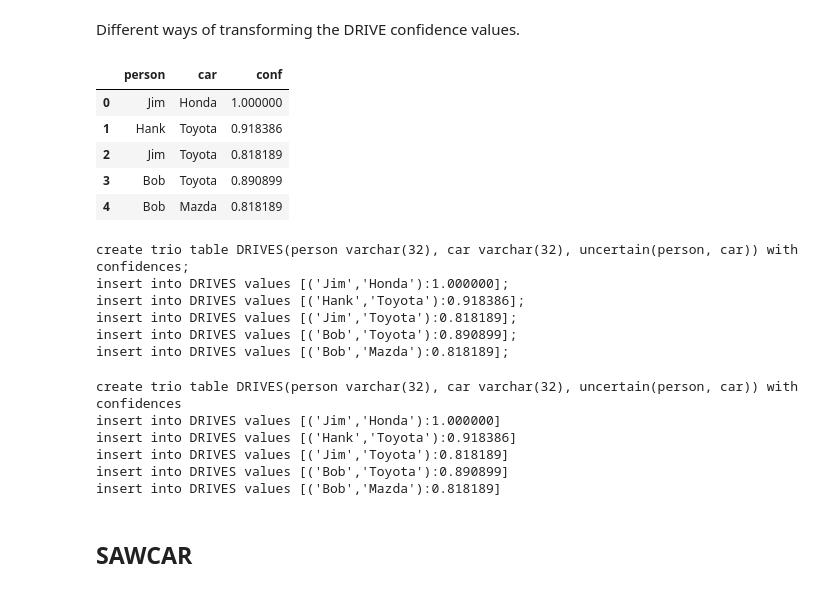
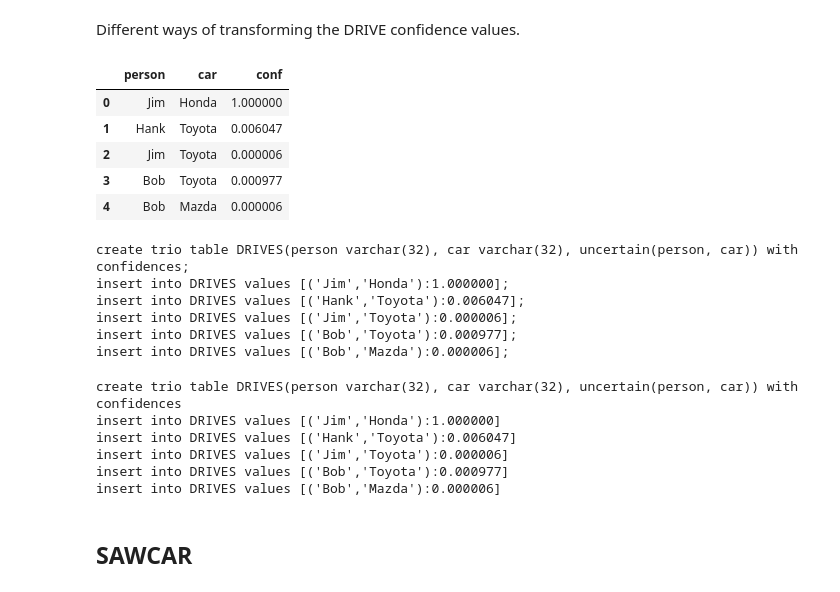
Before and after one commit to alexmemory/PrDBSens, a Jupyter notebook: notes/20150409_ACM_trio.ipynb, the cells around one changed output. Saved outputs shown, nothing was run; the diff lists cells and outputs as text; code cells hidden in the pictures.

```diff
--- a/notes/20150409_ACM_trio.ipynb
+++ b/notes/20150409_ACM_trio.ipynb
@@ -427,22 +423,24 @@ drives
 Different ways of transforming the DRIVE confidence values.
 # %%
 # Xform confidence
-power = (1./6.)
+#power = (1./6.)
 #power = (1./5.)
 #power = (1./4.)
 #power = (1./3.)
 #power = (1./2.)
 #power = (1.5)
 #power = (2)
+#power = (5)
+power = (10)
 drives['conf'] = drives.conf ** power
 drives
 # %% [output]
 |  | person | car | conf |
 | 0 | Jim | Honda | 1.000000 |
-| 1 | Hank | Toyota | 0.918386 |
-| 2 | Jim | Toyota | 0.818189 |
-| 3 | Bob | Toyota | 0.890899 |
-| 4 | Bob | Mazda | 0.818189 |
+| 1 | Hank | Toyota | 0.006047 |
+| 2 | Jim | Toyota | 0.000006 |
+| 3 | Bob | Toyota | 0.000977 |
+| 4 | Bob | Mazda | 0.000006 |
 # %%
 # Prepare a SQL string for the drive relation (possibly with transformed confidence values).
 sqls = ["create trio table DRIVES(person varchar(32), car varchar(32), uncertain(person, car)) with confidences;"]
@@ -453,10 +451,10 @@ print str(sql)
 # %% [output]
 create trio table DRIVES(person varchar(32), car varchar(32), uncertain(person, car)) with confidences;
 insert into DRIVES values [('Jim','Honda'):1.000000];
-insert into DRIVES values [('Hank','Toyota'):0.918386];
-insert into DRIVES values [('Jim','Toyota'):0.818189];
-insert into DRIVES values [('Bob','Toyota'):0.890899];
-insert into DRIVES values [('Bob','Mazda'):0.818189];
+insert into DRIVES values [('Hank','Toyota'):0.006047];
+insert into DRIVES values [('Jim','Toyota'):0.000006];
+insert into DRIVES values [('Bob','Toyota'):0.000977];
+insert into DRIVES values [('Bob','Mazda'):0.000006];
 # %%
 # Load the drive relation
 for line in sql.split(";"):
@@ -469,10 +467,10 @@ for line in sql.split(";"):
 # %% [output]
 create trio table DRIVES(person varchar(32), car varchar(32), uncertain(person, car)) with confidences
 insert into DRIVES values [('Jim','Honda'):1.000000]
-insert into DRIVES values [('Hank','Toyota'):0.918386]
-insert into DRIVES values [('Jim','Toyota'):0.818189]
-insert into DRIVES values [('Bob','Toyota'):0.890899]
-insert into DRIVES values [('Bob','Mazda'):0.818189]
+insert into DRIVES values [('Hank','Toyota'):0.006047]
+insert into DRIVES values [('Jim','Toyota'):0.000006]
+insert into DRIVES values [('Bob','Toyota'):0.000977]
+insert into DRIVES values [('Bob','Mazda'):0.000006]
 # %% [markdown]
 ## SAWCAR
 # %% [markdown]
```
Also changed, not shown: parts of 19 cells of this notebook.
